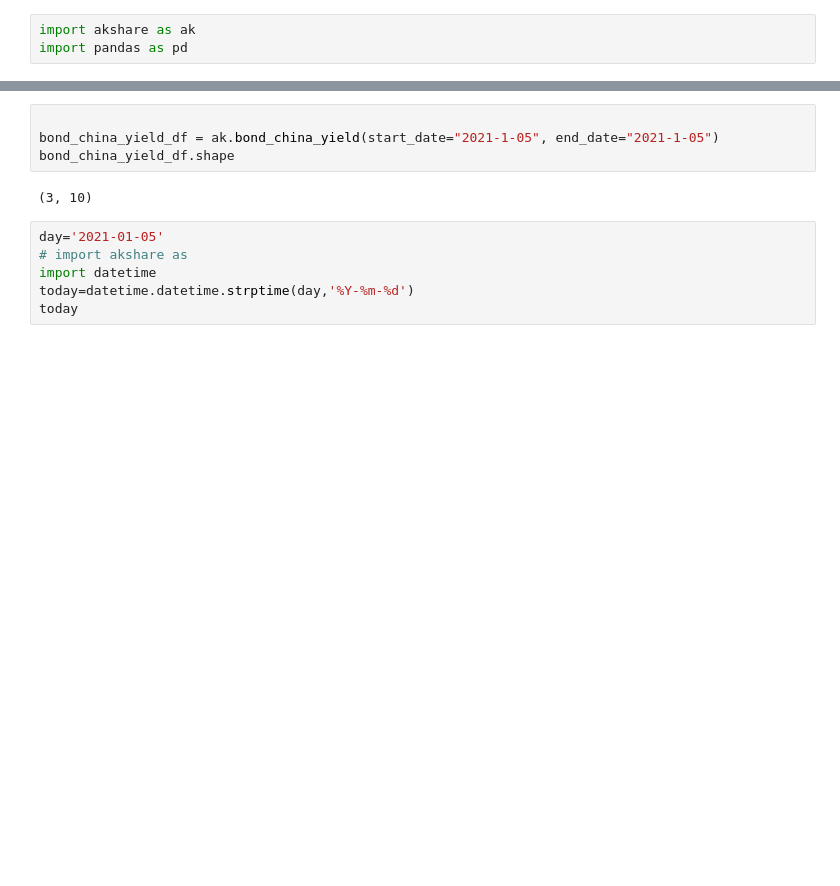
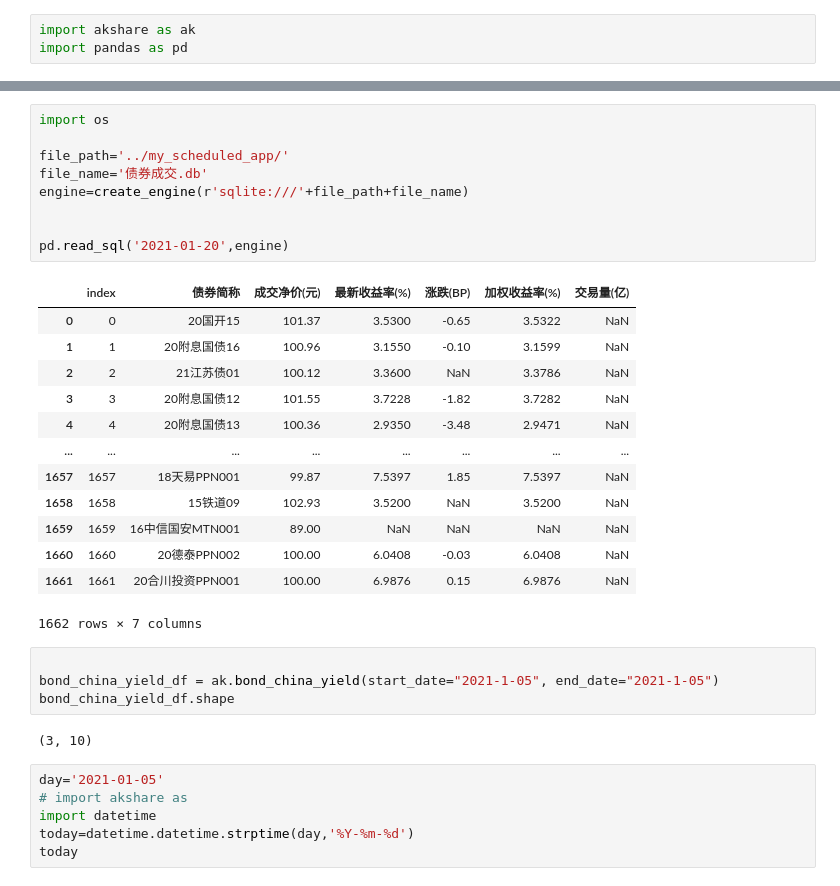
Before and after one commit to uestcmee/my_web, a Jupyter notebook: test.ipynb, the cells around one changed output, grey strips where cells are left out. Saved outputs shown, nothing was run; the diff lists cells and outputs as text; blank space fills up the shorter version.

```diff
--- a/test.ipynb
+++ b/test.ipynb
@@ -4,3 +75,26 @@ import pandas as pd
+# %%
+import os
+
+file_path='../my_scheduled_app/'
+file_name='债券成交.db'
+engine=create_engine(r'sqlite:///'+file_path+file_name)
+
+
+pd.read_sql('2021-01-20',engine)
+# %% [output]
+|  | index | 债券简称 | 成交净价(元) | 最新收益率(%) | 涨跌(BP) | 加权收益率(%) | 交易量(亿) |
+| 0 | 0 | 20国开15 | 101.37 | 3.5300 | -0.65 | 3.5322 | NaN |
+| 1 | 1 | 20附息国债16 | 100.96 | 3.1550 | -0.10 | 3.1599 | NaN |
+| 2 | 2 | 21江苏债01 | 100.12 | 3.3600 | NaN | 3.3786 | NaN |
+| 3 | 3 | 20附息国债12 | 101.55 | 3.7228 | -1.82 | 3.7282 | NaN |
+| 4 | 4 | 20附息国债13 | 100.36 | 2.9350 | -3.48 | 2.9471 | NaN |
+| ... | ... | ... | ... | ... | ... | ... | ... |
+| 1657 | 1657 | 18天易PPN001 | 99.87 | 7.5397 | 1.85 | 7.5397 | NaN |
+| 1658 | 1658 | 15铁道09 | 102.93 | 3.5200 | NaN | 3.5200 | NaN |
+| 1659 | 1659 | 16中信国安MTN001 | 89.00 | NaN | NaN | NaN | NaN |
+| 1660 | 1660 | 20德泰PPN002 | 100.00 | 6.0408 | -0.03 | 6.0408 | NaN |
+| 1661 | 1661 | 20合川投资PPN001 | 100.00 | 6.9876 | 0.15 | 6.9876 | NaN |
+1662 rows × 7 columns
 # %%
 
 bond_china_yield_df = ak.bond_china_yield(start_date="2021-1-05", end_date="2021-1-05")
```
Also changed, not shown: parts of 6 cells of this notebook, 23 other files.
